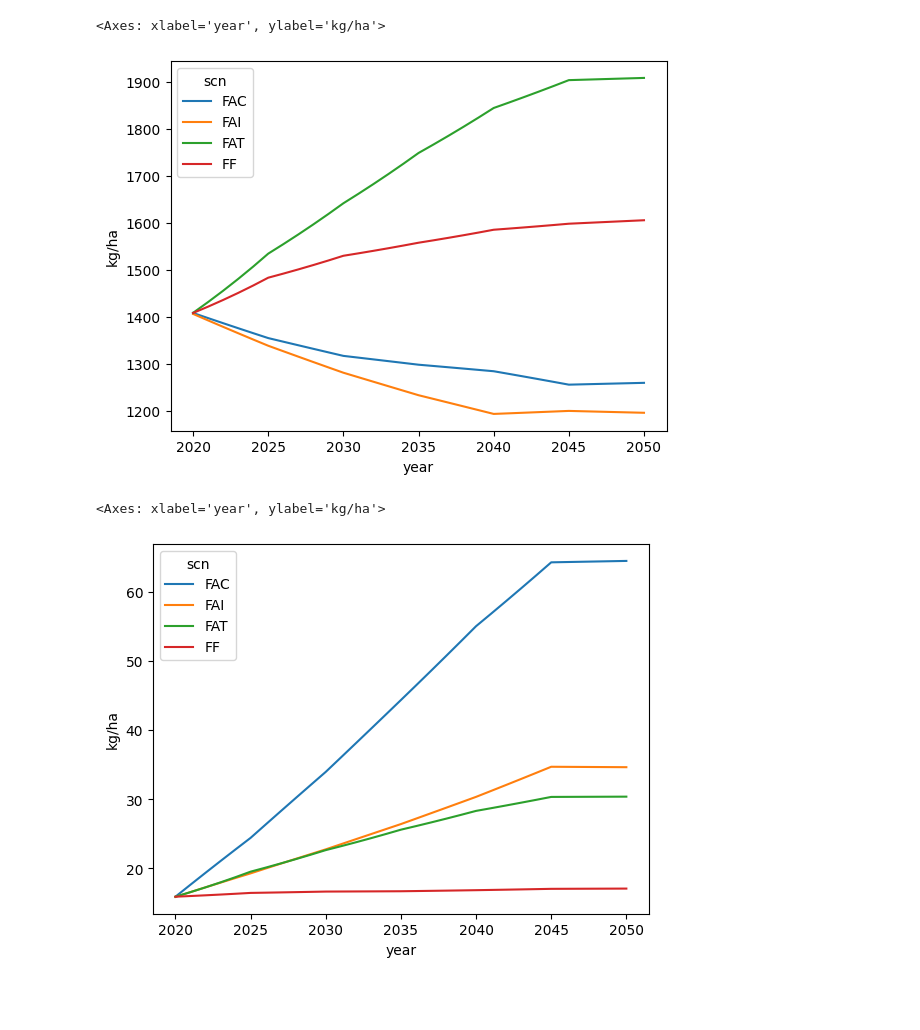
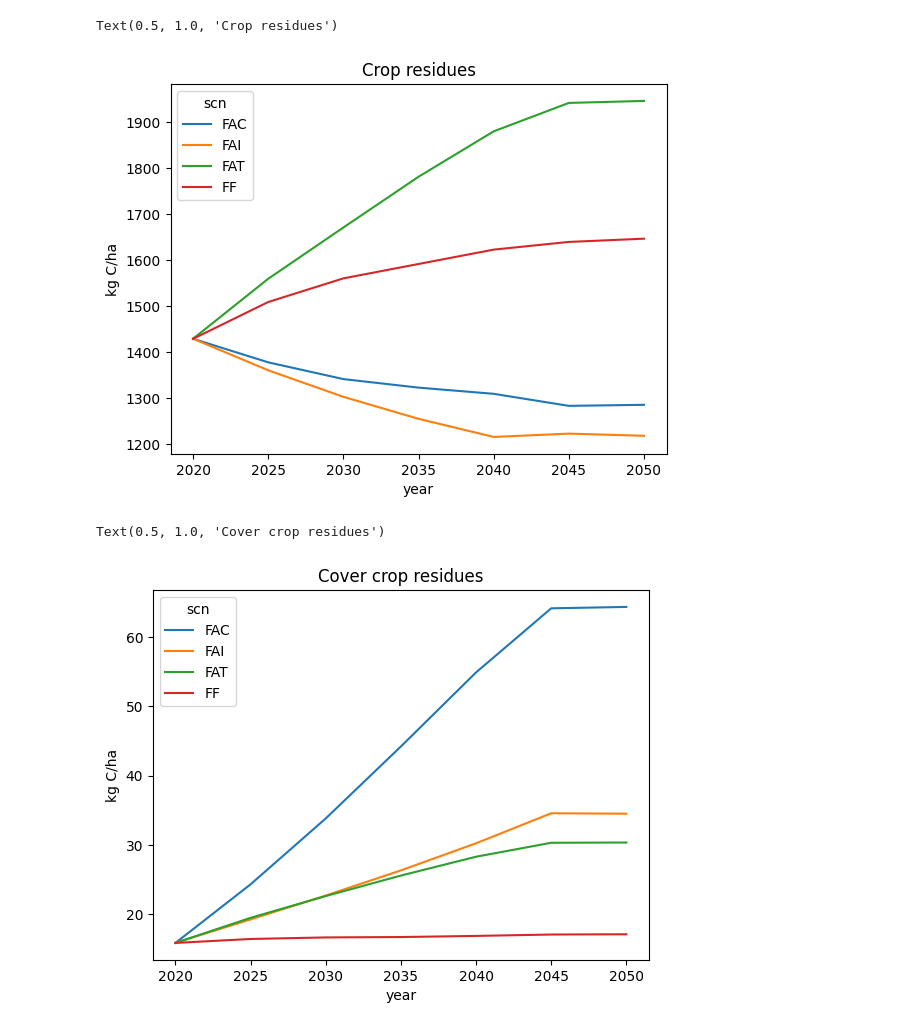
Before and after one commit to SLU-foodsystems/CIBUSmod, a Jupyter notebook: notebooks/soil_sandbox.ipynb, the cells around one changed output. Cells and saved outputs as stored; diff of their text form; code cells hidden in the pictures; blank space fills up the shorter version.

```diff
--- a/notebooks/soil_sandbox.ipynb
+++ b/notebooks/soil_sandbox.ipynb
@@ -27,15 +24,19 @@ c_area = session.get_attr('C','area',
+# %%
+c_area = session.get_attr('C','area',{'crop':'land_use'}).loc[:,'cropland']
 # %%
-d = session.get_attr('C','fertiliser.crop_residues_C',
-                 {'crop':'land_use','region':None,'prod_system':None,'residue':None}, interpolate=True).loc[:,'cropland']
-d.sum(axis=1).div(c_area.sum(axis=1)).unstack('scn').plot(ylabel='kg/ha')
+d1 = session.get_attr('C','fertiliser.crop_residues_C',
+                 {'crop':'land_use','region':None,'prod_system':None,'residue':None}, interpolate=False).loc[:,'cropland']
+ax = d1.sum(axis=1).div(c_area).unstack('scn').plot(ylabel='kg C/ha')
+ax.set_title('Crop residues')
 # %% [output]
-<Axes: xlabel='year', ylabel='kg/ha'>
+Text(0.5, 1.0, 'Crop residues')
-[figure, old version]
+[figure, new version]
 # %%
-d = session.get_attr('C','fertiliser.cover_crop_residues_C',
-                 {'crop':'land_use','region':None,'prod_system':None,'residue':None}, interpolate=True).loc[:,'cropland']
-d.sum(axis=1).div(c_area.sum(axis=1)).unstack('scn').plot(ylabel='kg/ha')
+d2 = session.get_attr('C','fertiliser.cover_crop_residues_C',
+                 {'crop':'land_use','region':None,'prod_system':None,'residue':None}, interpolate=False).loc[:,'cropland']
+ax = d2.sum(axis=1).div(c_area).unstack('scn').plot(ylabel='kg C/ha')
+ax.set_title('Cover crop residues')
 # %% [output]
-<Axes: xlabel='year', ylabel='kg/ha'>
+Text(0.5, 1.0, 'Cover crop residues')
-[figure, old version]
+[figure, new version]
 # %%
```
Also changed, not shown: parts of 5 cells of this notebook.
